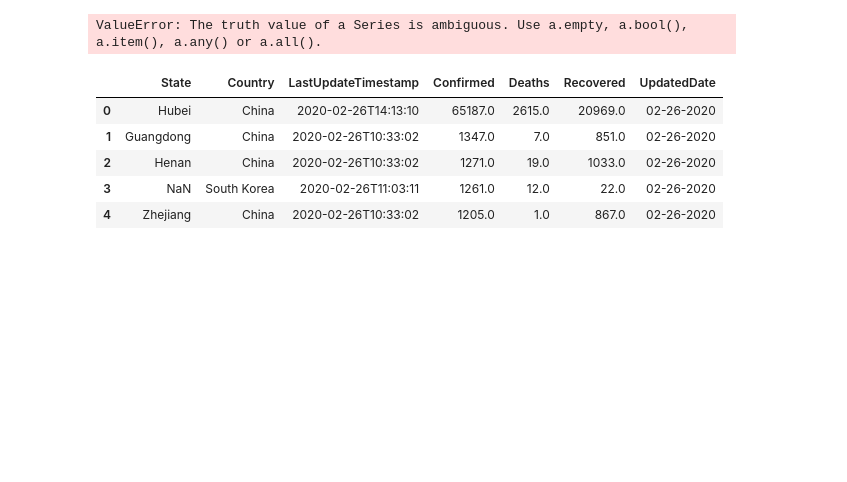
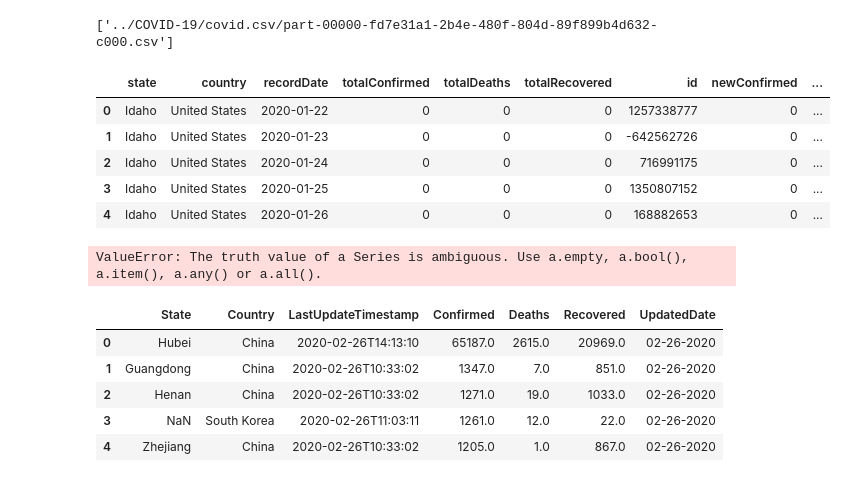
Before and after one commit to chrisalbright/covid-19-analysis, a Jupyter notebook: notebooks/covid-19.ipynb, the cells around one changed output. Drawn from its saved outputs; the diff is of its cells as text; code cells hidden in the pictures; blank space fills up the shorter version.

```diff
--- a/notebooks/covid-19.ipynb
+++ b/notebooks/covid-19.ipynb
@@ -4,8 +4,12 @@ import numpy as np
 from glob import glob
 import os
 # %%
-data_path = '../COVID-19/csse_covid_19_data/csse_covid_19_daily_reports'
+data_path = '../COVID-19/covid.csv'
 data_files = glob(data_path + '/*.csv')
+# %%
+data_files
+# %% [output]
+['../COVID-19/covid.csv/part-00000-fd7e31a1-2b4e-480f-804d-89f899b4d632-c000.csv']
 # %%
 dataframes = []
 for data_file in data_files:
@@ -99,6 +103,15 @@ columnMap = {
 dropColumns = ['Latitude', 'Longitude']
 data = pd.concat(dataframes, sort=False, ignore_index=True).rename(columnMap, axis = 1).drop(dropColumns, axis=1)
 data.Country = data.Country.map(mapLookup(countryMap))
+# %%
+pd.concat(dataframes, sort=False, ignore_index=True).head()
+# %% [output]
+|  | state | country | recordDate | totalConfirmed | totalDeaths | totalRecovered | id | newConfirmed | ... |
+| 0 | Idaho | United States | 2020-01-22 | 0 | 0 | 0 | 1257338777 | 0 | ... |
+| 1 | Idaho | United States | 2020-01-23 | 0 | 0 | 0 | -642562726 | 0 | ... |
+| 2 | Idaho | United States | 2020-01-24 | 0 | 0 | 0 | 716991175 | 0 | ... |
+| 3 | Idaho | United States | 2020-01-25 | 0 | 0 | 0 | 1350807152 | 0 | ... |
+| 4 | Idaho | United States | 2020-01-26 | 0 | 0 | 0 | 168882653 | 0 | ... |
 # %%
 # data[['City', 'State']] = data[data['State'].str.contains(',', na = False)].State.str.split(', ', expand = True)
 # %%
```
Also changed, not shown: 1 other file.
